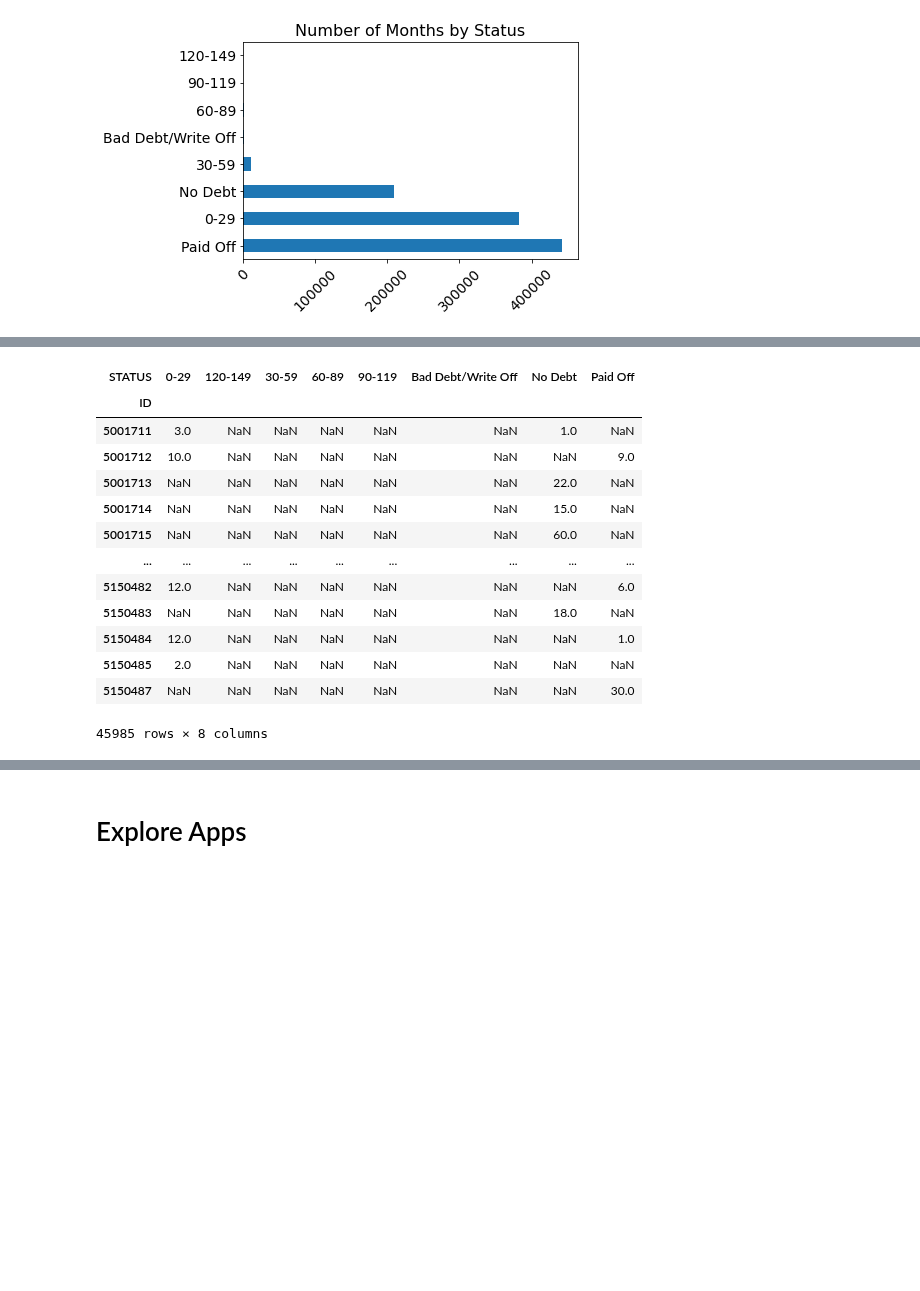
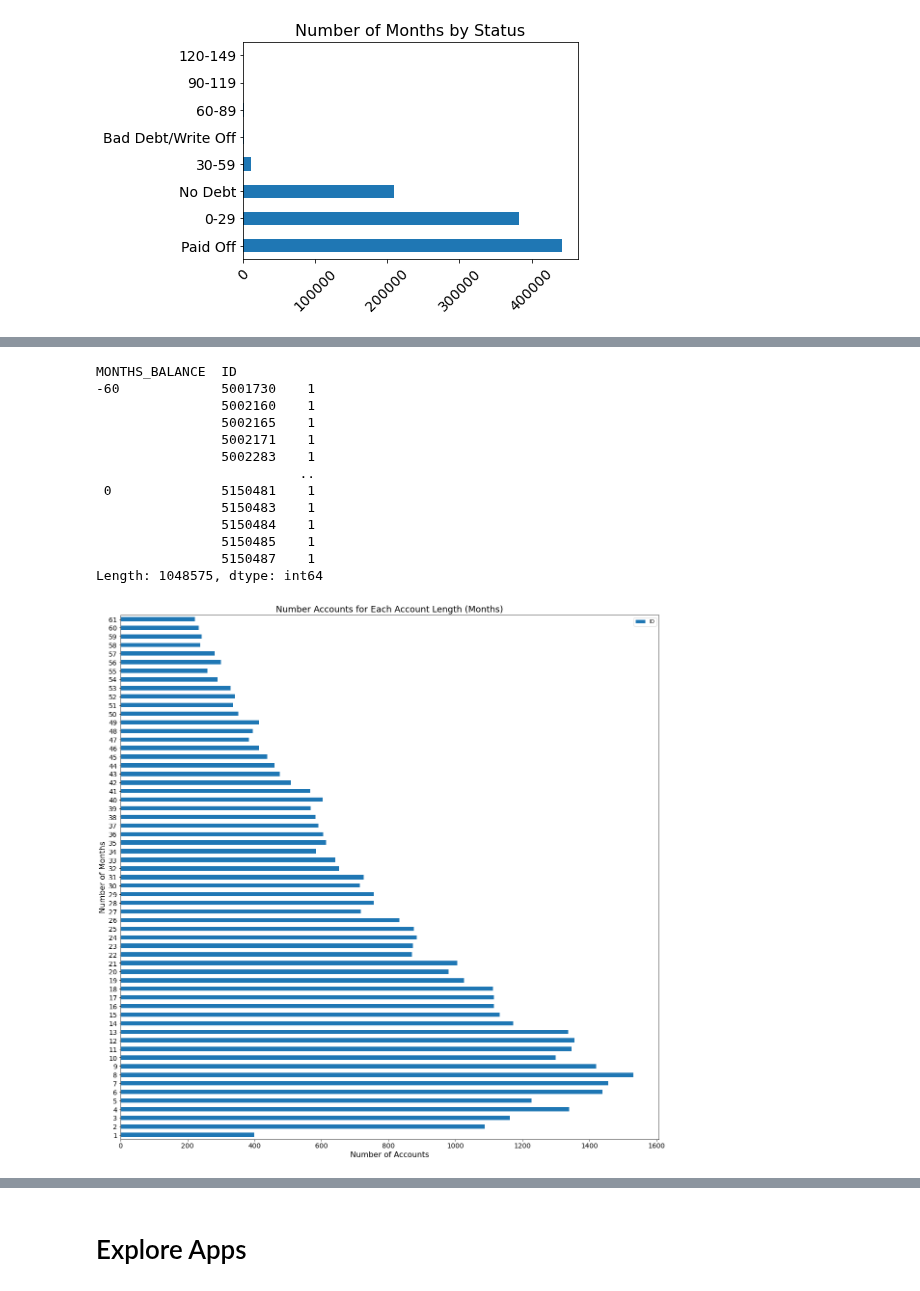
Before and after one commit to credit-risk-management-predictor/credit-risk-management-predictor, a Jupyter notebook: anthony-explore.ipynb, the cells around one changed output, grey strips where cells are left out. Cells and saved outputs as stored; diff of their text form; code cells hidden in the pictures; blank space fills up the shorter version.

```diff
--- a/anthony-explore.ipynb
+++ b/anthony-explore.ipynb
@@ -69,19 +69,28 @@ report.groupby(['ID', 'STATUS']).size().unstack(fill_value=0).describe()
 | 75% | 11.000000 | 0.000000 | 0.000000 | 0.000000 | 0.000000 | 0.000000 | 3.000000 | 16.000000 |
 | max | 61.000000 | 7.000000 | 38.000000 | 8.000000 | 8.000000 | 48.000000 | 61.000000 | 60.000000 |
 # %%
-report.groupby(['ID', 'STATUS']).size().unstack()
+report.groupby(['MONTHS_BALANCE', 'ID']).size()
 # %% [output]
-| STATUS | 0-29 | 120-149 | 30-59 | 60-89 | 90-119 | Bad Debt/Write Off | No Debt | Paid Off |
-| ID |  |  |  |  |  |  |  |  |
-| 5001711 | 3.0 | NaN | NaN | NaN | NaN | NaN | 1.0 | NaN |
-| 5001712 | 10.0 | NaN | NaN | NaN | NaN | NaN | NaN | 9.0 |
-| 5001713 | NaN | NaN | NaN | NaN | NaN | NaN | 22.0 | NaN |
-| 5001714 | NaN | NaN | NaN | NaN | NaN | NaN | 15.0 | NaN |
-| 5001715 | NaN | NaN | NaN | NaN | NaN | NaN | 60.0 | NaN |
-| ... | ... | ... | ... | ... | ... | ... | ... | ... |
-| 5150482 | 12.0 | NaN | NaN | NaN | NaN | NaN | NaN | 6.0 |
-| 5150483 | NaN | NaN | NaN | NaN | NaN | NaN | 18.0 | NaN |
-| 5150484 | 12.0 | NaN | NaN | NaN | NaN | NaN | NaN | 1.0 |
-| 5150485 | 2.0 | NaN | NaN | NaN | NaN | NaN | NaN | NaN |
-| 5150487 | NaN | NaN | NaN | NaN | NaN | NaN | NaN | 30.0 |
-45985 rows × 8 columns
+MONTHS_BALANCE  ID
+-60             5001730    1
+                5002160    1
+                5002165    1
+                5002171    1
+                5002283    1
+                          ..
+ 0              5150481    1
+                5150483    1
+                5150484    1
+                5150485    1
+                5150487    1
+Length: 1048575, dtype: int64
+# %%
+report[['MONTHS_BALANCE', 'ID']].groupby('ID').count().reset_index().groupby('MONTHS_BALANCE').count().plot(kind='barh', figsize=(20,20))
+plt.title('Number Accounts for Each Account Length (Months)', fontsize=18)
+plt.ylabel('Number of Months', fontsize = 16)
+plt.xlabel('Number of Accounts', fontsize=16)
+plt.xticks(fontsize=14)
+plt.yticks(fontsize=14)
+plt.show()
+# %% [output]
+[figure, added]
```
Also changed, not shown: parts of 27 cells of this notebook.
